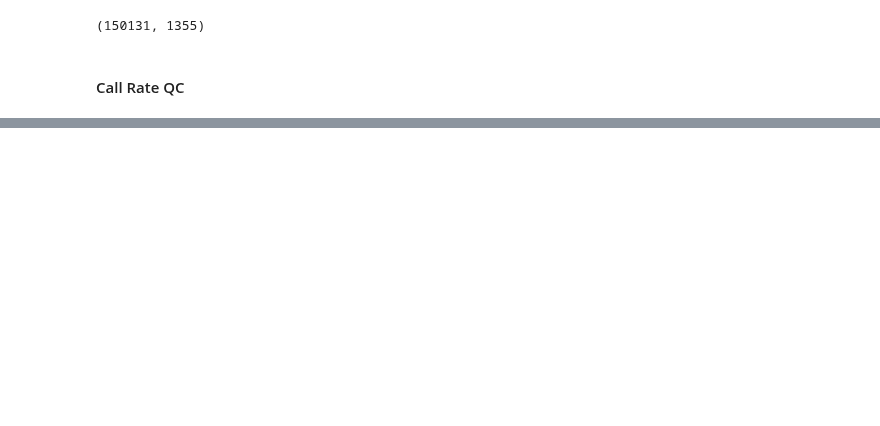
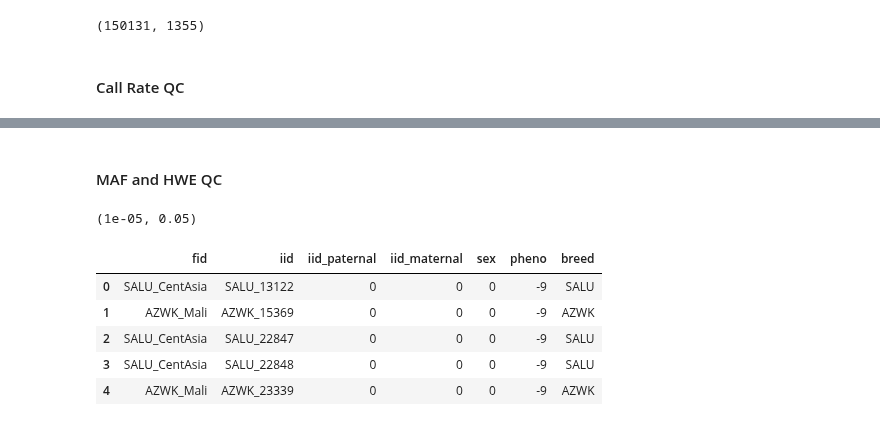
Before and after one commit to related-sciences/gwas-analysis, a Jupyter notebook: notebooks/organism/canine/cg-hail-02.ipynb, the cells around one changed output, grey strips where cells are left out. Cells and saved outputs as stored; diff of their text form; code cells hidden in the pictures; blank space fills up the shorter version.

```diff
--- a/notebooks/organism/canine/cg-hail-02.ipynb
+++ b/notebooks/organism/canine/cg-hail-02.ipynb
@@ -92,0 +112,8 @@ mt_qc.write()
+# %% [markdown]
+#### MAF and HWE QC
+# %%
+# These are the UKBB thresholds for 1KG data (S 2.2)
+threshold_hwep, threshold_maf = 10e-6, .05
+threshold_hwep, threshold_maf
+# %% [output]
+(1e-05, 0.05)
@@ -92,0 +122,10 @@ mt_qc.write()
+# %%
+df = get_fam(ORGANISM_CANINE_REF_DIR, PLINK_FILE_REF).assign(breed=get_breed)
+df.head()
+# %% [output]
+|  | fid | iid | iid_paternal | iid_maternal | sex | pheno | breed |
+| 0 | SALU_CentAsia | SALU_13122 | 0 | 0 | 0 | -9 | SALU |
+| 1 | AZWK_Mali | AZWK_15369 | 0 | 0 | 0 | -9 | AZWK |
+| 2 | SALU_CentAsia | SALU_22847 | 0 | 0 | 0 | -9 | SALU |
+| 3 | SALU_CentAsia | SALU_22848 | 0 | 0 | 0 | -9 | SALU |
+| 4 | AZWK_Mali | AZWK_23339 | 0 | 0 | 0 | -9 | AZWK |
```
Also changed, not shown: parts of 24 cells of this notebook, 1 other file.
